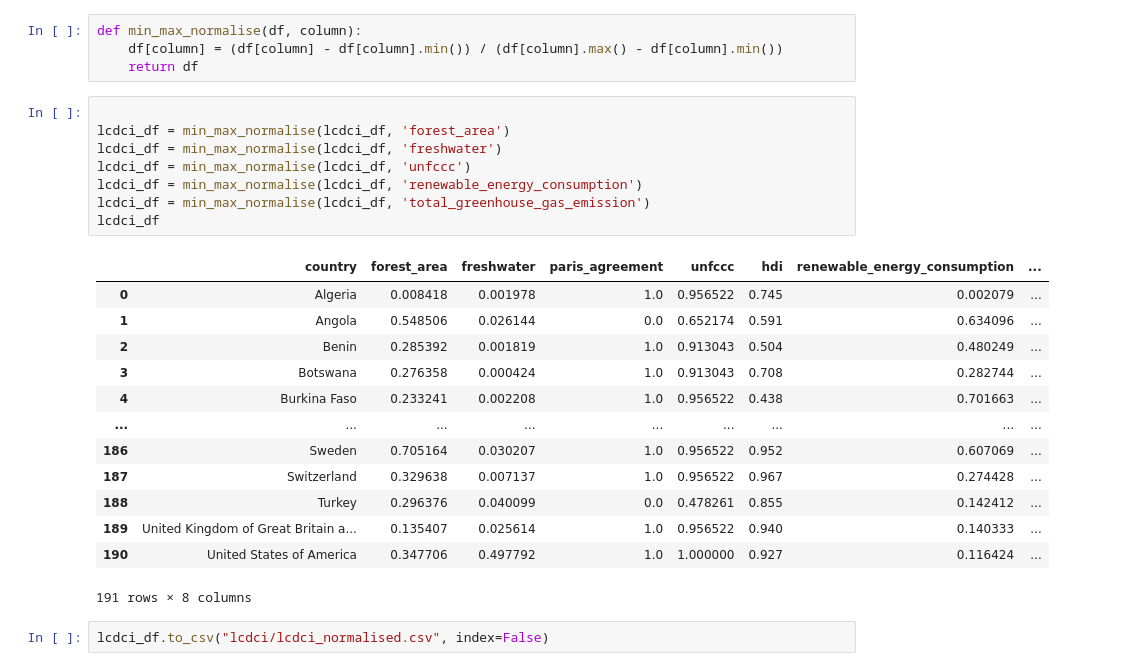
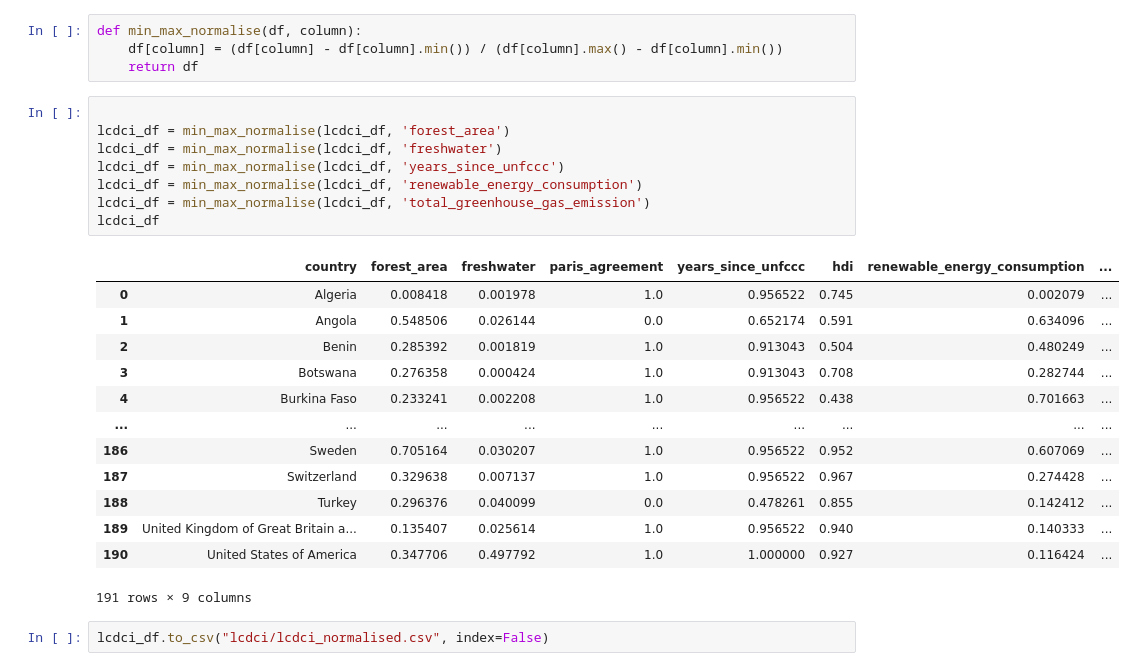
Before and after one commit to luanakimley/low-carbon-development-composite-index, a Jupyter notebook: normalisation.ipynb, the cells around one changed output. Saved outputs shown, nothing was run; the diff lists cells and outputs as text.

Commit message:
:ambulance: :bug: Fix bugs and wrong column names

```diff
--- a/normalisation.ipynb
+++ b/normalisation.ipynb
@@ -29,13 +29,13 @@ def min_max_normalise(df, column):
 # %%
 
 lcdci_df = min_max_normalise(lcdci_df, 'forest_area')
 lcdci_df = min_max_normalise(lcdci_df, 'freshwater')
-lcdci_df = min_max_normalise(lcdci_df, 'unfccc')
+lcdci_df = min_max_normalise(lcdci_df, 'years_since_unfccc')
 lcdci_df = min_max_normalise(lcdci_df, 'renewable_energy_consumption')
 lcdci_df = min_max_normalise(lcdci_df, 'total_greenhouse_gas_emission')
 lcdci_df
 # %% [output]
-|  | country | forest_area | freshwater | paris_agreement | unfccc | hdi | renewable_energy_consumption | ... |
+|  | country | forest_area | freshwater | paris_agreement | years_since_unfccc | hdi | renewable_energy_consumption | ... |
 | 0 | Algeria | 0.008418 | 0.001978 | 1.0 | 0.956522 | 0.745 | 0.002079 | ... |
 | 1 | Angola | 0.548506 | 0.026144 | 0.0 | 0.652174 | 0.591 | 0.634096 | ... |
 | 2 | Benin | 0.285392 | 0.001819 | 1.0 | 0.913043 | 0.504 | 0.480249 | ... |
@@ -47,6 +47,6 @@ lcdci_df
 | 188 | Turkey | 0.296376 | 0.040099 | 0.0 | 0.478261 | 0.855 | 0.142412 | ... |
 | 189 | United Kingdom of Great Britain a... | 0.135407 | 0.025614 | 1.0 | 0.956522 | 0.940 | 0.140333 | ... |
 | 190 | United States of America | 0.347706 | 0.497792 | 1.0 | 1.000000 | 0.927 | 0.116424 | ... |
-191 rows × 8 columns
+191 rows × 9 columns
 # %%
 lcdci_df.to_csv("lcdci/lcdci_normalised.csv", index=False)
```
Also changed, not shown: parts of 1 cell of this notebook, 7 other files.
